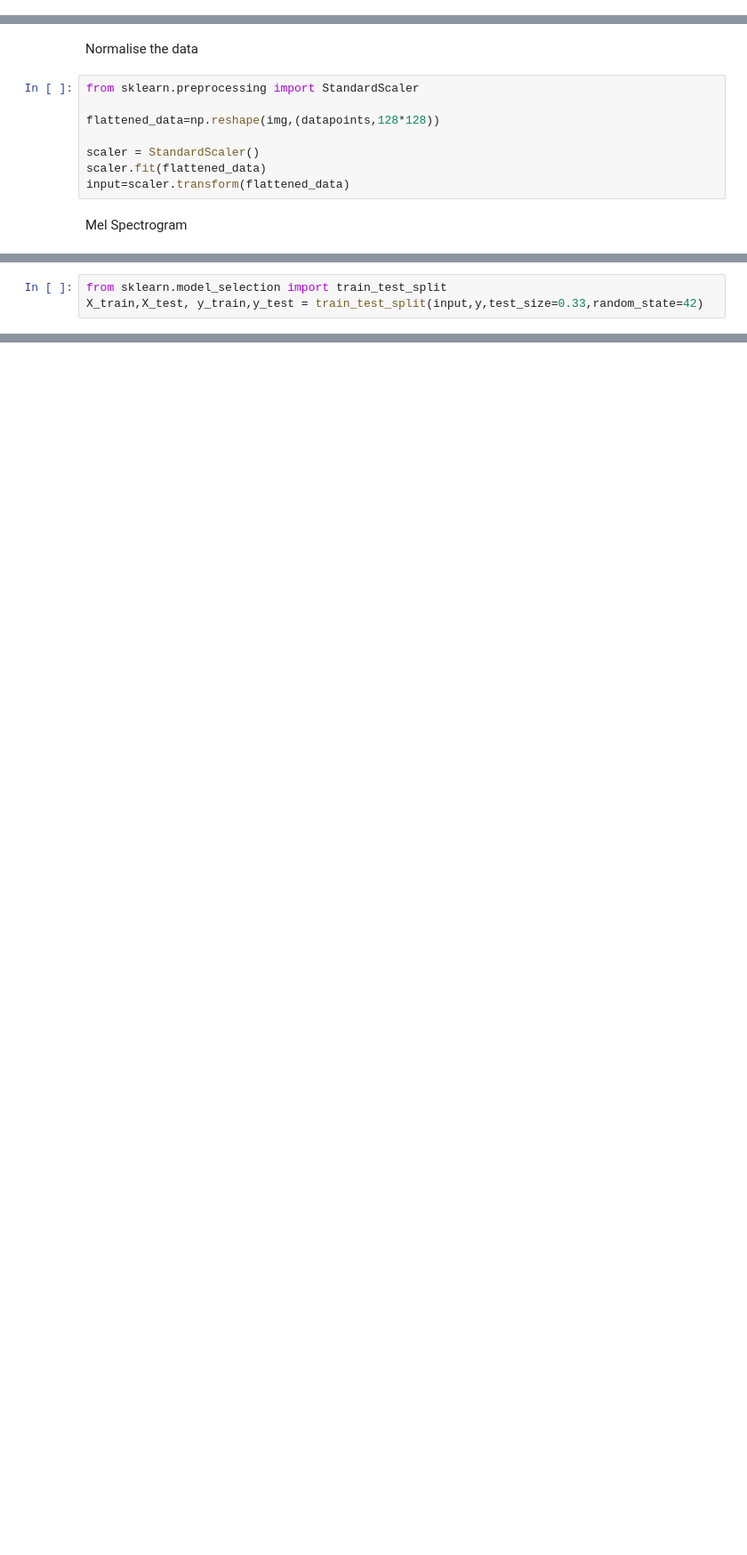
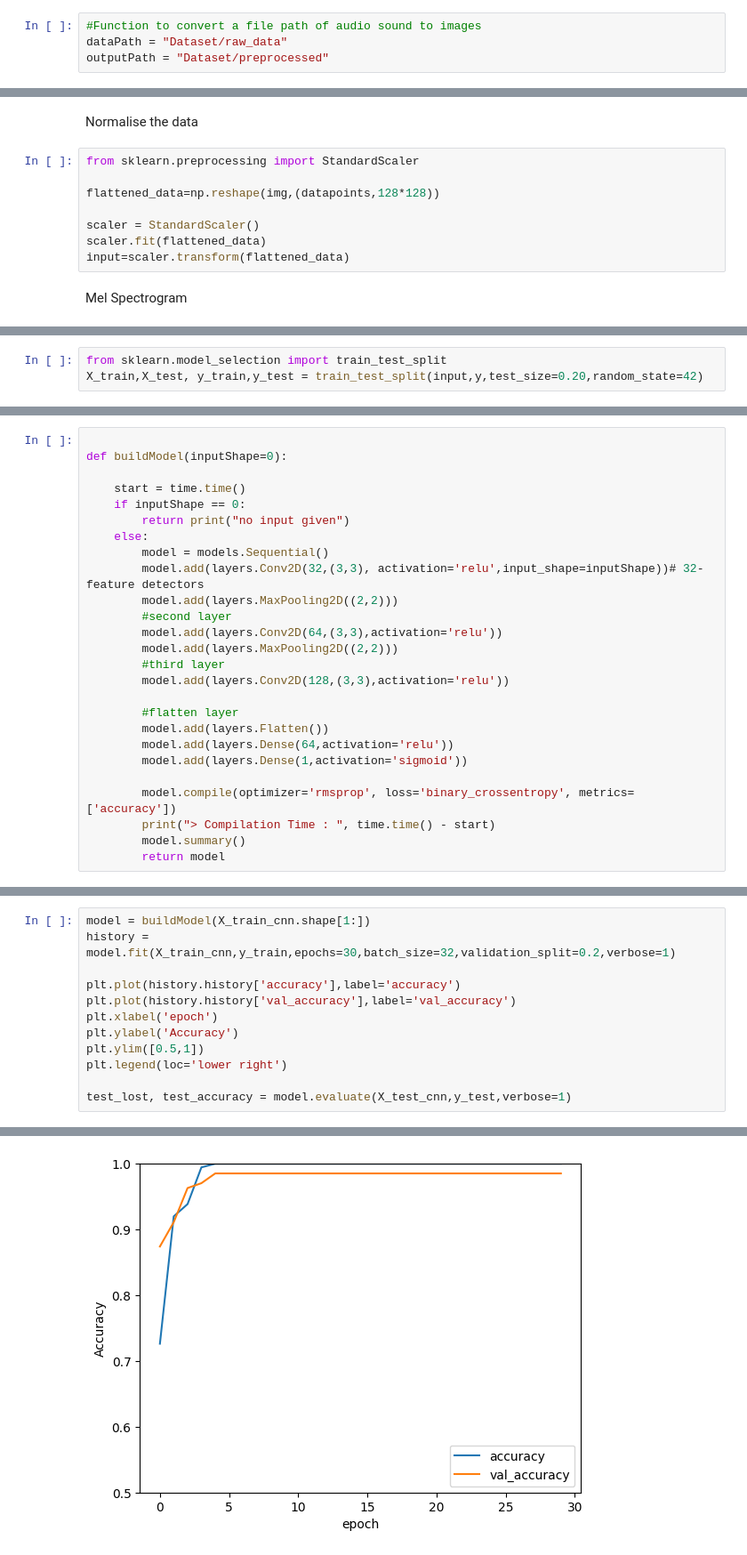
Before and after one commit to Ifuwelemuel/Audio-Distress-Call-Detection, a Jupyter notebook: EDA.ipynb, the cells around one changed output, grey strips where cells are left out. Shown at 89% size. Cells and saved outputs as stored; diff of their text form; blank space fills up the shorter version.

Commit message:
model running

```diff
--- a/EDA.ipynb
+++ b/EDA.ipynb
@@ -76,0 +12,4 @@ resized_img.shape
+# %%
+#Function to convert a file path of audio sound to images
+dataPath = "Dataset/raw_data"
+outputPath = "Dataset/preprocessed"
@@ -220,3 +185,3 @@ print(y.shape)
 # %%
 from sklearn.model_selection import train_test_split
-X_train,X_test, y_train,y_test = train_test_split(input,y,test_size=0.33,random_state=42)
+X_train,X_test, y_train,y_test = train_test_split(input,y,test_size=0.20,random_state=42)
@@ -224,0 +210,26 @@ ValueError: Found input variables with inconsistent numbers of samples: [42, 84]
+# %%
+
+def buildModel(inputShape=0):
+
+    start = time.time()
+    if inputShape == 0:
+        return print("no input given")
+    else:
+        model = models.Sequential()
+        model.add(layers.Conv2D(32,(3,3), activation='relu',input_shape=inputShape))# 32- feature detectors
+        model.add(layers.MaxPooling2D((2,2)))
+        #second layer
+        model.add(layers.Conv2D(64,(3,3),activation='relu'))
+        model.add(layers.MaxPooling2D((2,2)))
+        #third layer
+        model.add(layers.Conv2D(128,(3,3),activation='relu'))
+
+        #flatten layer
+        model.add(layers.Flatten())
+        model.add(layers.Dense(64,activation='relu'))
+        model.add(layers.Dense(1,activation='sigmoid'))
+
+        model.compile(optimizer='rmsprop', loss='binary_crossentropy', metrics=['accuracy'])
+        print("> Compilation Time : ", time.time() - start)
+        model.summary()
+        return model
@@ -224,0 +240,13 @@ ValueError: Found input variables with inconsistent numbers of samples: [42, 84]
+# %%
+model = buildModel(X_train_cnn.shape[1:])
+history = model.fit(X_train_cnn,y_train,epochs=30,batch_size=32,validation_split=0.2,verbose=1)
+
+plt.plot(history.history['accuracy'],label='accuracy')
+plt.plot(history.history['val_accuracy'],label='val_accuracy')
+plt.xlabel('epoch')
+plt.ylabel('Accuracy')
+plt.ylim([0.5,1])
+plt.legend(loc='lower right')
+
+test_lost, test_accuracy = model.evaluate(X_test_cnn,y_test,verbose=1)
+# %% [output]
@@ -224,0 +294 @@ ValueError: Found input variables with inconsistent numbers of samples: [42, 84]
+[figure, added]
```
Also changed, not shown: parts of 19 cells of this notebook.
